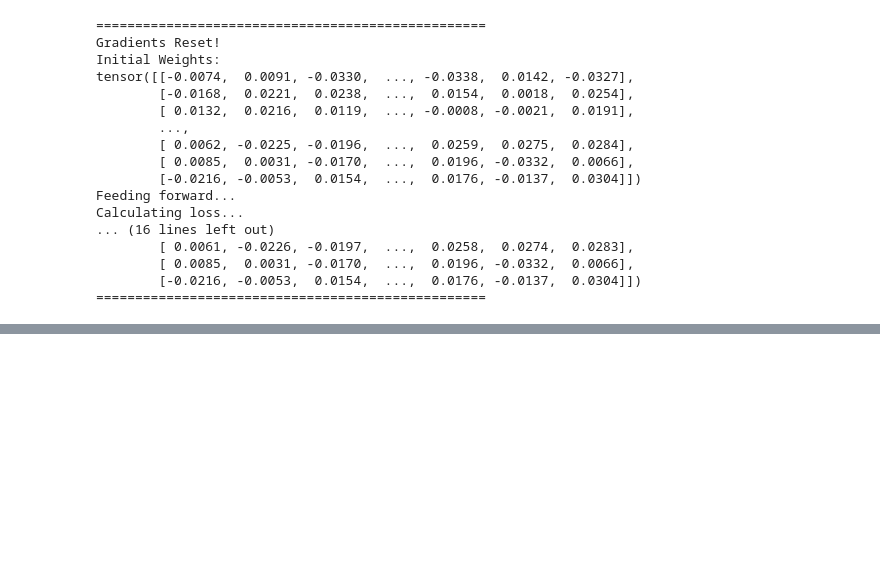
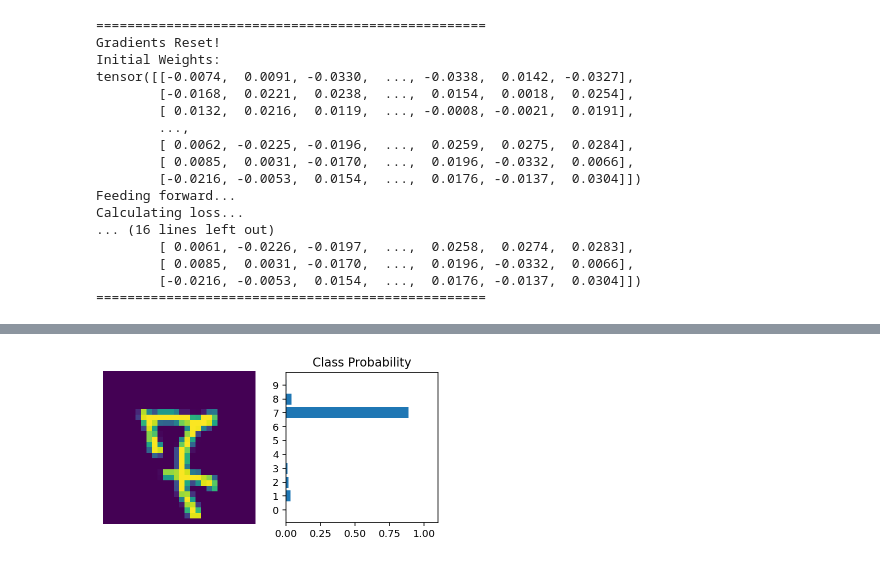
Before and after one commit to Tomjohnsonellis/strive-work, a Jupyter notebook: deep-learning-two/MNIST-digits.ipynb, the cells around one changed output, grey strips where cells are left out. Saved outputs shown, nothing was run; the diff lists cells and outputs as text; code cells hidden in the pictures; blank space fills up the shorter version.

```diff
--- a/deep-learning-two/MNIST-digits.ipynb
+++ b/deep-learning-two/MNIST-digits.ipynb
@@ -309,0 +389,14 @@ Calculating loss...
+# %%
+# Okay, we have now trained a model on all the data, let's see how it does now...
+images, labels = next(iter(testloader))
+
+img = images[0].view(1, 784)
+# Turn off gradients to speed up this part
+with torch.no_grad():
+    logits = model.forward(img)
+
+# Softmax on the raw network output to get a "I'm 90% it's this number" output
+ps = F.softmax(logits, dim=1)
+view_classify(img.view(1, 28, 28), ps)
+# %% [output]
+[figure, added]
```
Also changed, not shown: parts of 1 cell of this notebook.
